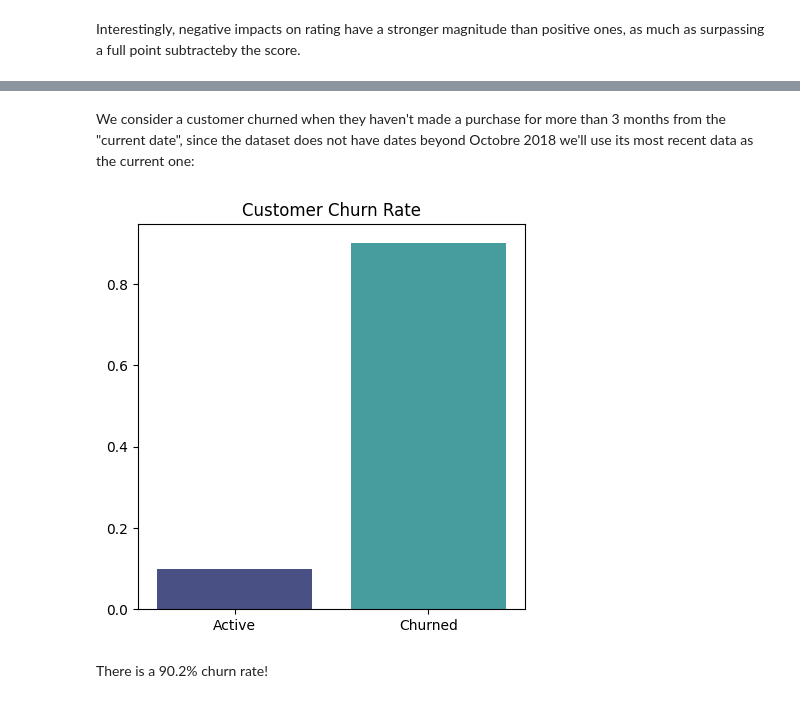
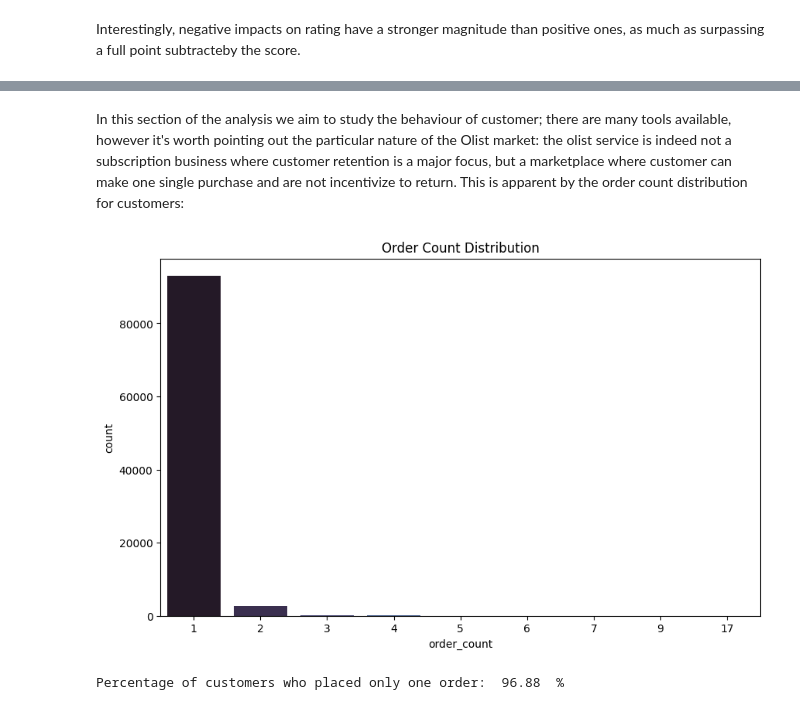
Before and after one commit to ScriptFizz/olist_data_warehouse, a Jupyter notebook: src/eda/EDA.ipynb, the cells around one changed output, grey strips where cells are left out. Cells and saved outputs as stored; diff of their text form; code cells hidden in the pictures.

```diff
--- a/src/eda/EDA.ipynb
+++ b/src/eda/EDA.ipynb
@@ -1043,2 +737,0 @@ df_churn.head()
-# %% [markdown]
-We consider a customer churned when they haven't made a purchase for more than 3 months from the "current date", since the dataset does not have dates beyond Octobre 2018 we'll use its most recent data as the current one:
@@ -1049,11 +738,24 @@ df_churn["churned"] = df_churn["last_purchase"] < churn_cutoff
-# %%
-churn_rate = df_churn["churned"].mean()
-
-plt.figure(figsize=(5, 5))
-sns.barplot(x=["Active", "Churned"], y=[1 - churn_rate, churn_rate], palette="mako")
-plt.title("Customer Churn Rate")
-plt.show()
-# %% [output]
-[figure, removed]
-# %% [markdown]
-There is a 90.2% churn rate!
+# %% [markdown]
+In this section of the analysis we aim to study the behaviour of customer; there are many tools available, however it's worth pointing out the particular nature of the Olist market: the olist service is indeed not a subscription business where customer retention is a major focus, but a marketplace where customer can make one single purchase and are not incentivize to return.</br>
+This is apparent by the order count distribution for customers:
+# %%
+qry = f"""
+SELECT
+    customer_unique_id,
+    COUNT(DISTINCT order_id) AS order_count
+FROM `{PROJECT_ID}.{CORE_DATASET_ID}.fact_orders`
+GROUP BY customer_unique_id
+"""
+
+df_order_count = run_query(query=qry, project_id=PROJECT_ID)
+
+plt.figure(figsize=(10, 6))
+sns.countplot(data=df_order_count, x="order_count", palette="mako")
+plt.title("Order Count Distribution")
+plt.show()
+# %% [output]
+[figure, added]
+# %%
+print("Percentage of customers who placed only one order: ", round(100 * (df_order_count["order_count"] == 1).sum() / df_order_count.shape[0], 2), " %")
+# %% [output]
+Percentage of customers who placed only one order:  96.88  %
```
Also changed, not shown: parts of 42 cells of this notebook, 17 other files.
